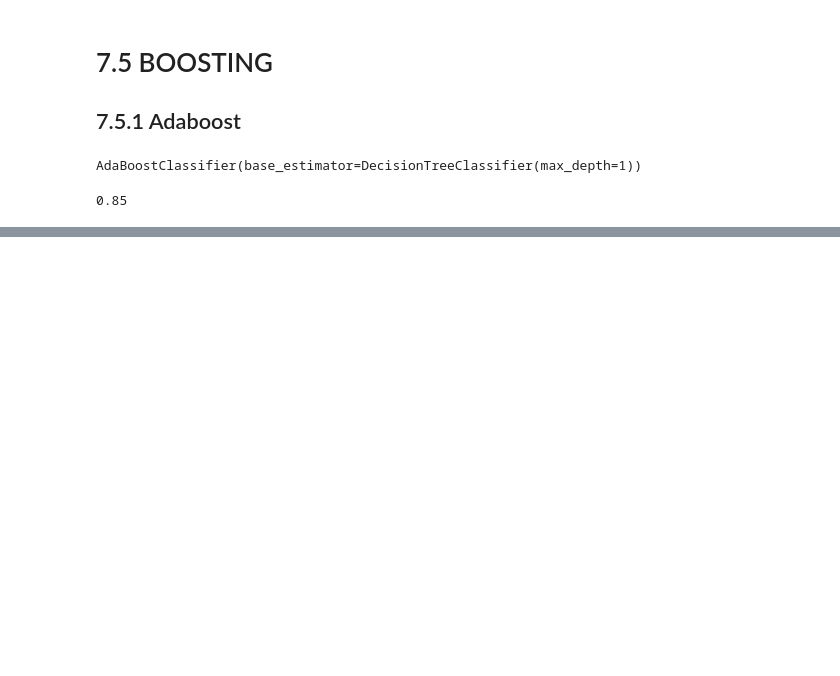
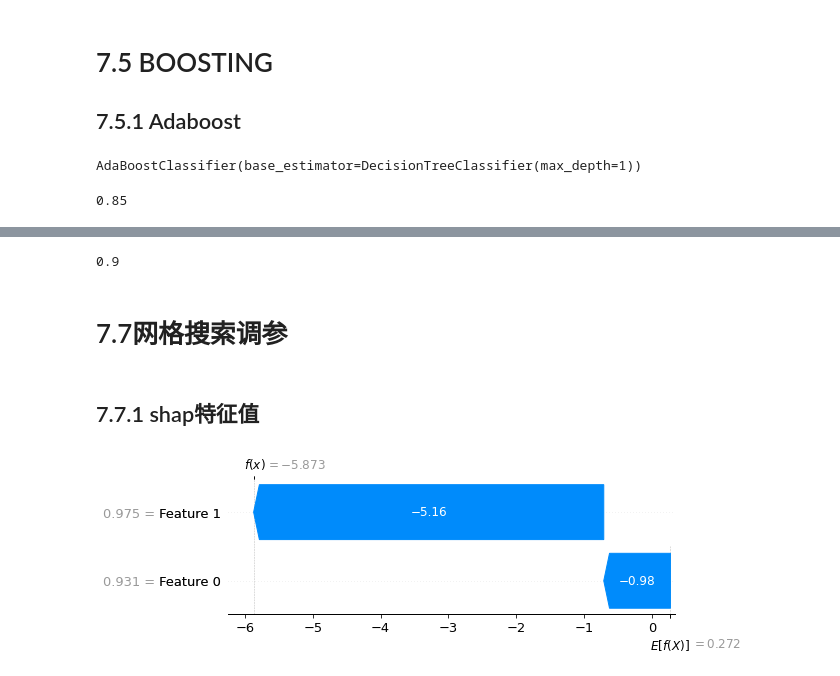
Before and after one commit to VVER0114/MLlearning, a Jupyter notebook: 第七章 集成学习.ipynb, the cells around one changed output, grey strips where cells are left out. Saved outputs shown, nothing was run; the diff lists cells and outputs as text; code cells hidden in the pictures; blank space fills up the shorter version.

```diff
--- a/第七章 集成学习.ipynb
+++ b/第七章 集成学习.ipynb
@@ -115,0 +120,5 @@ accuracy_score(y_test, y_pred)
+# %%
+import xgboost
+xgb_clf = xgboost.XGBClassifier()
+model = xgb_clf.fit(X_train, y_train)
+y_pred = xgb_clf.predict(X_test)
@@ -115,0 +128,18 @@ accuracy_score(y_test, y_pred)
+# %%
+accuracy_score(y_pred, y_test)
+# %% [output]
+0.9
+# %% [markdown]
+# 7.7网格搜索调参
+# %% [markdown]
+## 7.7.1 shap特征值
+# %%
+import shap
+# 首先创建解释器Explainer
+# SHAP支持很多类型的explainer(例如deep, gradient, kernel, linear, tree, sampling)
+explainer = shap.Explainer(model)
+# 传入特征矩阵X，计算SHAP值
+shap_values = explainer(X_train)
+shap.plots.waterfall(shap_values[0])
+# %% [output]
+[figure, added]
```
Also changed, not shown: parts of 16 cells of this notebook, 2 other files.
